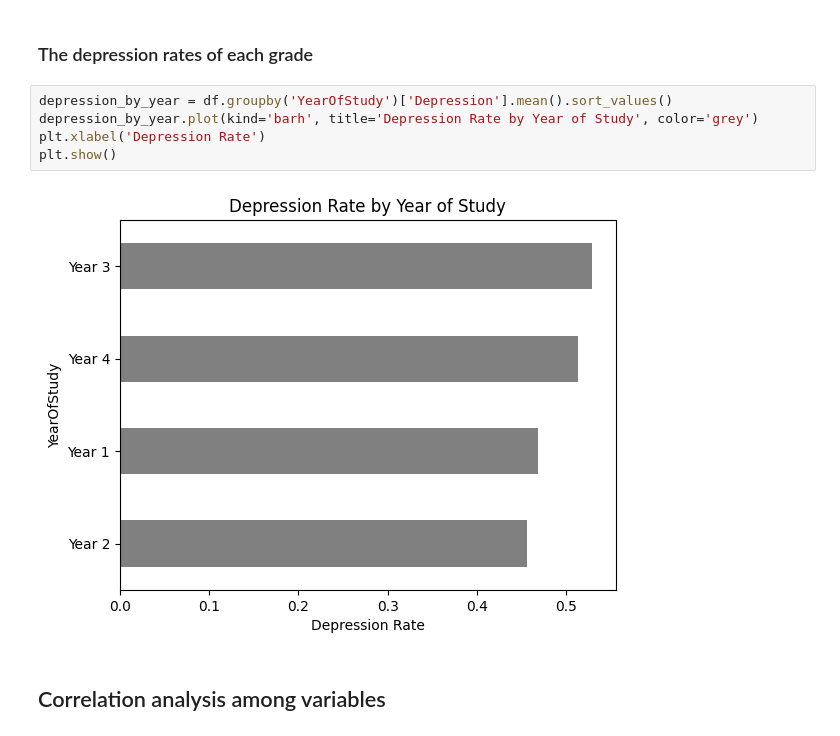
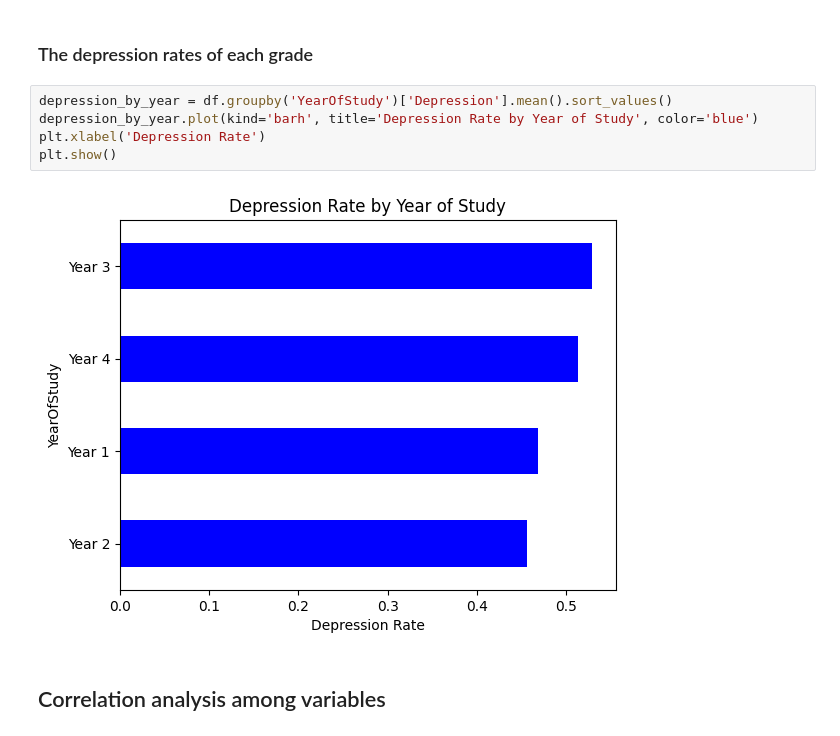
Before and after one commit to Sham17834/data_analyst_portfolio, a Jupyter notebook: University_Students’_Mental_Health.ipynb, the cells around one changed output. Saved outputs shown, nothing was run; the diff lists cells and outputs as text.

```diff
--- a/University_Students’_Mental_Health.ipynb
+++ b/University_Students’_Mental_Health.ipynb
@@ -232,11 +231,11 @@ plt.show()
 ### The depression rates of each grade
 # %%
 depression_by_year = df.groupby('YearOfStudy')['Depression'].mean().sort_values()
-depression_by_year.plot(kind='barh', title='Depression Rate by Year of Study', color='grey')
+depression_by_year.plot(kind='barh', title='Depression Rate by Year of Study', color='blue')
 plt.xlabel('Depression Rate')
 plt.show()
 # %% [output]
-[figure, old version]
+[figure, new version]
 # %% [markdown]
 ## Correlation analysis among variables
 # %%
```
Also changed, not shown: parts of 3 cells of this notebook, 1 other file.
